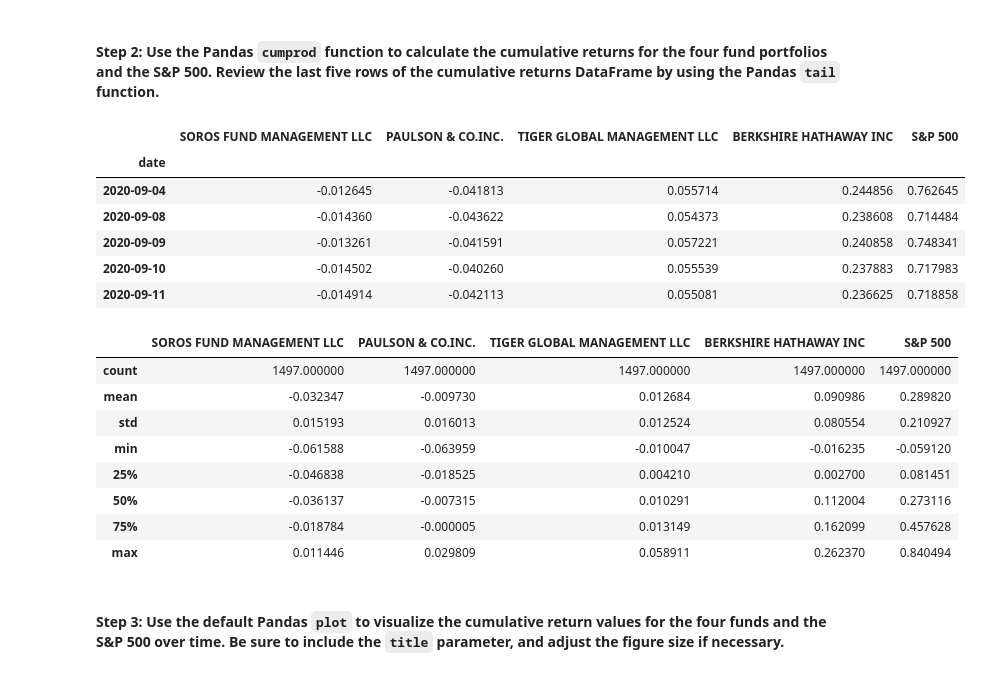
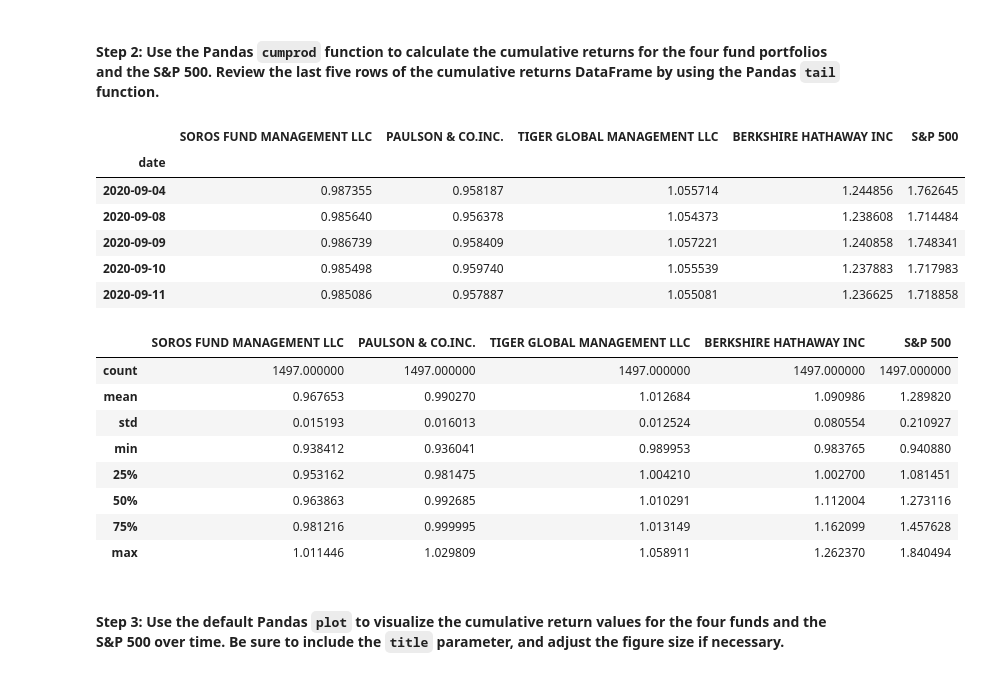
Before and after one commit to madhugirl/Whale-Investment-Opp, a Jupyter notebook: risk_return_analysis.ipynb, the cells around one changed output. Drawn from its saved outputs; the diff is of its cells as text; code cells hidden in the pictures.

```diff
--- a/risk_return_analysis.ipynb
+++ b/risk_return_analysis.ipynb
@@ -186,28 +186,28 @@ ax.legend(["SOROS FUND MANAGEMENT", "PAUSON & CO INC", "TIGER GLOBAL MANAGEMENT
 # %% [markdown]
 #### Step 2: Use the Pandas `cumprod` function to calculate the cumulative returns for the four fund portfolios and the S&P 500. Review the last five rows of the cumulative returns DataFrame by using the Pandas `tail` function.
 # %%
-cumulative_returns = (1 + daily_returns).cumprod() - 1
+cumulative_returns = (1 + daily_returns).cumprod()
 cumulative_returns.tail()
 # %% [output]
 |  | SOROS FUND MANAGEMENT LLC | PAULSON & CO.INC. | TIGER GLOBAL MANAGEMENT LLC | BERKSHIRE HATHAWAY INC | S&P 500 |
 | date |  |  |  |  |  |
-| 2020-09-04 | -0.012645 | -0.041813 | 0.055714 | 0.244856 | 0.762645 |
-| 2020-09-08 | -0.014360 | -0.043622 | 0.054373 | 0.238608 | 0.714484 |
-| 2020-09-09 | -0.013261 | -0.041591 | 0.057221 | 0.240858 | 0.748341 |
-| 2020-09-10 | -0.014502 | -0.040260 | 0.055539 | 0.237883 | 0.717983 |
-| 2020-09-11 | -0.014914 | -0.042113 | 0.055081 | 0.236625 | 0.718858 |
+| 2020-09-04 | 0.987355 | 0.958187 | 1.055714 | 1.244856 | 1.762645 |
+| 2020-09-08 | 0.985640 | 0.956378 | 1.054373 | 1.238608 | 1.714484 |
+| 2020-09-09 | 0.986739 | 0.958409 | 1.057221 | 1.240858 | 1.748341 |
+| 2020-09-10 | 0.985498 | 0.959740 | 1.055539 | 1.237883 | 1.717983 |
+| 2020-09-11 | 0.985086 | 0.957887 | 1.055081 | 1.236625 | 1.718858 |
 # %%
 cumulative_returns.describe()
 # %% [output]
 |  | SOROS FUND MANAGEMENT LLC | PAULSON & CO.INC. | TIGER GLOBAL MANAGEMENT LLC | BERKSHIRE HATHAWAY INC | S&P 500 |
 | count | 1497.000000 | 1497.000000 | 1497.000000 | 1497.000000 | 1497.000000 |
-| mean | -0.032347 | -0.009730 | 0.012684 | 0.090986 | 0.289820 |
+| mean | 0.967653 | 0.990270 | 1.012684 | 1.090986 | 1.289820 |
 | std | 0.015193 | 0.016013 | 0.012524 | 0.080554 | 0.210927 |
-| min | -0.061588 | -0.063959 | -0.010047 | -0.016235 | -0.059120 |
-| 25% | -0.046838 | -0.018525 | 0.004210 | 0.002700 | 0.081451 |
-| 50% | -0.036137 | -0.007315 | 0.010291 | 0.112004 | 0.273116 |
-| 75% | -0.018784 | -0.000005 | 0.013149 | 0.162099 | 0.457628 |
-| max | 0.011446 | 0.029809 | 0.058911 | 0.262370 | 0.840494 |
+| min | 0.938412 | 0.936041 | 0.989953 | 0.983765 | 0.940880 |
+| 25% | 0.953162 | 0.981475 | 1.004210 | 1.002700 | 1.081451 |
+| 50% | 0.963863 | 0.992685 | 1.010291 | 1.112004 | 1.273116 |
+| 75% | 0.981216 | 0.999995 | 1.013149 | 1.162099 | 1.457628 |
+| max | 1.011446 | 1.029809 | 1.058911 | 1.262370 | 1.840494 |
 # %% [markdown]
 #### Step 3: Use the default Pandas `plot` to visualize the cumulative return values for the four funds and the S&P 500 over time. Be sure to include the `title` parameter, and adjust the figure size if necessary.
 # %%
```
Also changed, not shown: parts of 10 cells of this notebook.
